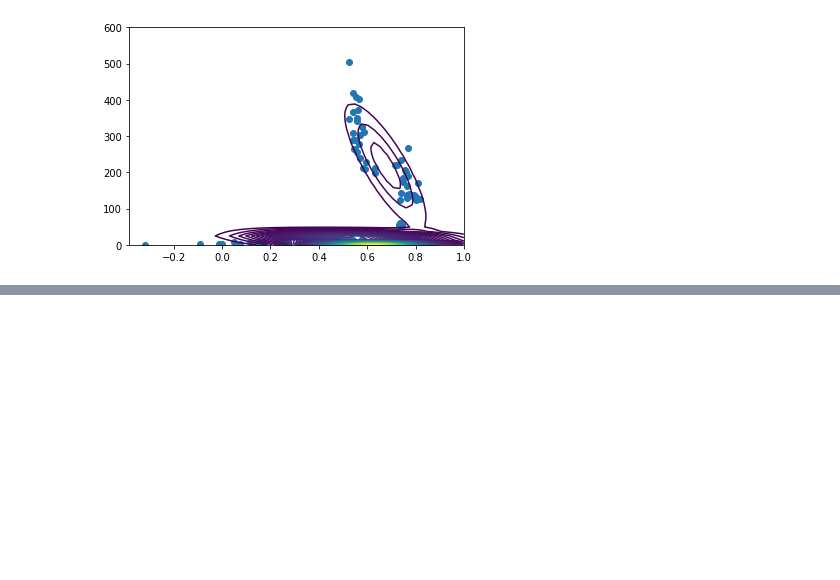
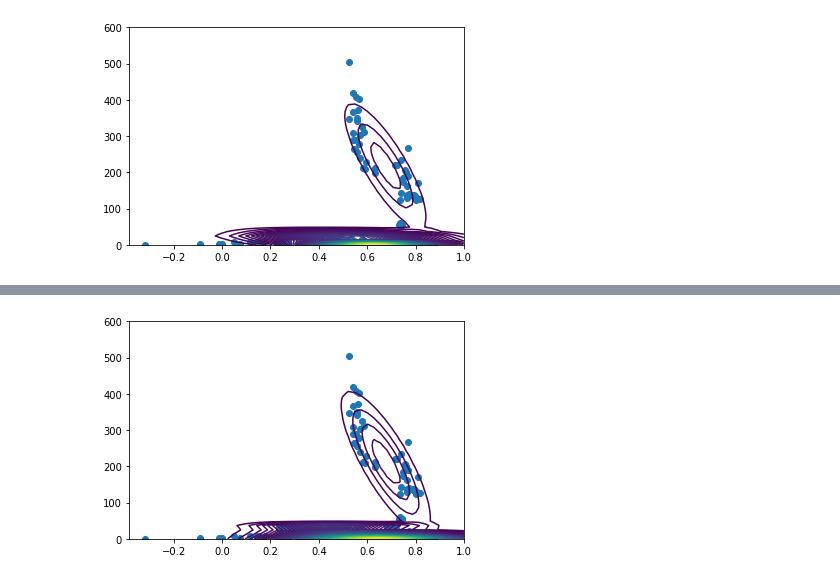
Before and after one commit to kambielawski/uciml_data_analysis, a Jupyter notebook: companies_scratchpad.ipynb, the cells around one changed output, grey strips where cells are left out. Saved outputs shown, nothing was run; the diff lists cells and outputs as text; code cells hidden in the pictures; blank space fills up the shorter version.

```diff
--- a/companies_scratchpad.ipynb
+++ b/companies_scratchpad.ipynb
@@ -612,0 +646,5 @@ Text(0, 0.5, 'revenue per user')
+# %%
+# three gaussians
+plotcontours(weights3, means3, covs3, num_contours=150)
+# %% [output]
+[figure, added]
```
Also changed, not shown: parts of 9 cells of this notebook.
